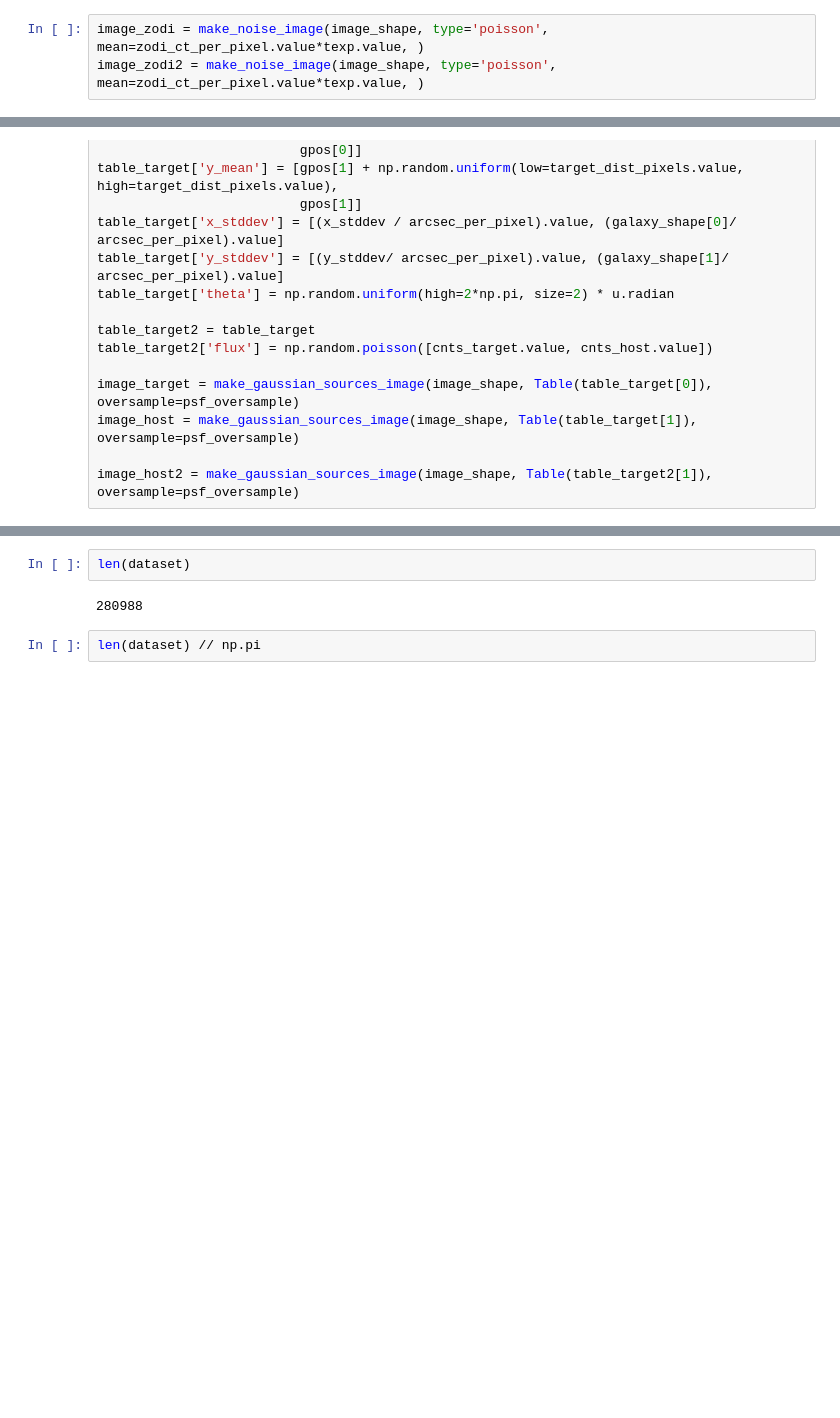
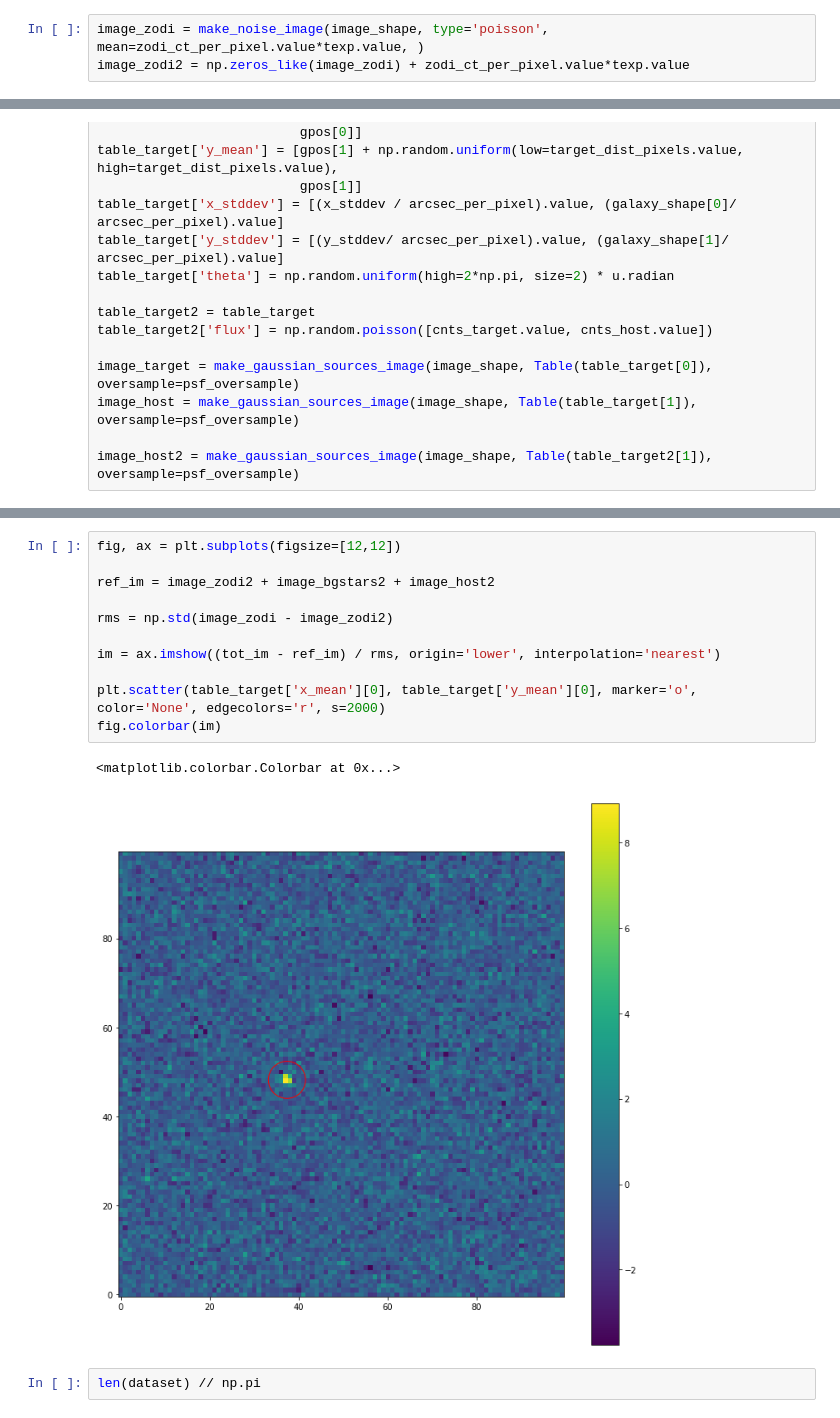
Before and after one commit to mrtommyb/imsim, a Jupyter notebook: notebooks/Untitled.ipynb, the cells around one changed output, grey strips where cells are left out. Drawn from its saved outputs; the diff is of its cells as text; blank space fills up the shorter version.

```diff
--- a/notebooks/Untitled.ipynb
+++ b/notebooks/Untitled.ipynb
@@ -87,7 +90,7 @@ image_bgstars = make_gaussian_sources_image(image_shape, table_bgstars, oversamp
 image_bgstars2 = make_gaussian_sources_image(image_shape, table_bgstars2, oversample=psf_oversample)
 # %%
 image_zodi = make_noise_image(image_shape, type='poisson', mean=zodi_ct_per_pixel.value*texp.value, )
-image_zodi2 = make_noise_image(image_shape, type='poisson', mean=zodi_ct_per_pixel.value*texp.value, )
+image_zodi2 = np.zeros_like(image_zodi) + zodi_ct_per_pixel.value*texp.value
 # %%
 table_target = Table()
 table_target['flux'] = np.random.poisson([cnts_target.value, cnts_host.value])
@@ -132,7 +135,17 @@ fig.colorbar(im)
-# %%
-len(dataset)
-# %% [output]
-280988
+# %%
+fig, ax = plt.subplots(figsize=[12,12])
+
+ref_im = image_zodi2 + image_bgstars2 + image_host2
+
+rms = np.std(image_zodi - image_zodi2)
+
+im = ax.imshow((tot_im - ref_im) / rms, origin='lower', interpolation='nearest')
+
+plt.scatter(table_target['x_mean'][0], table_target['y_mean'][0], marker='o', color='None', edgecolors='r', s=2000)
+fig.colorbar(im)
+# %% [output]
+<matplotlib.colorbar.Colorbar at 0x...>
+[figure, added]
 # %%
 len(dataset) // np.pi
 # %% [output]
```
Also changed, not shown: parts of 4 cells of this notebook.
